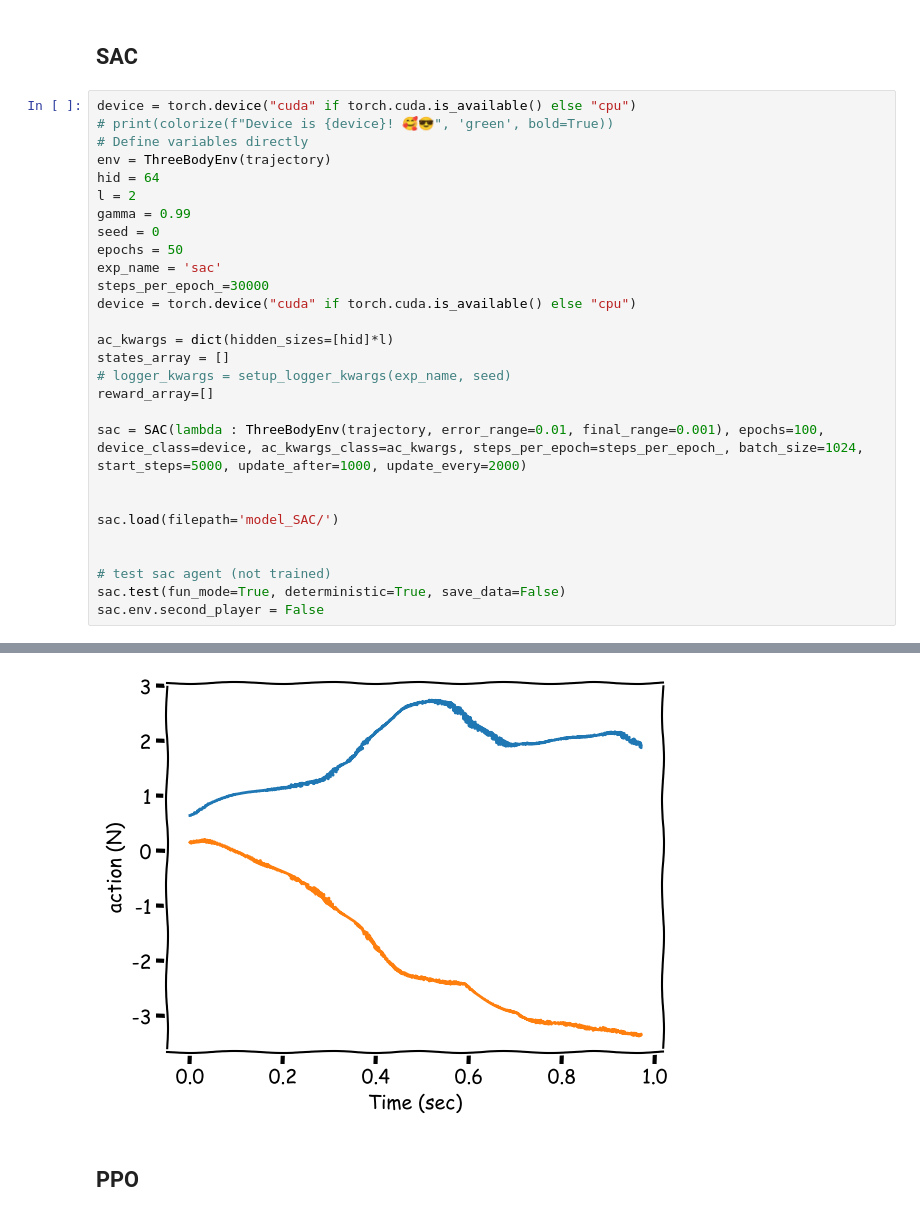
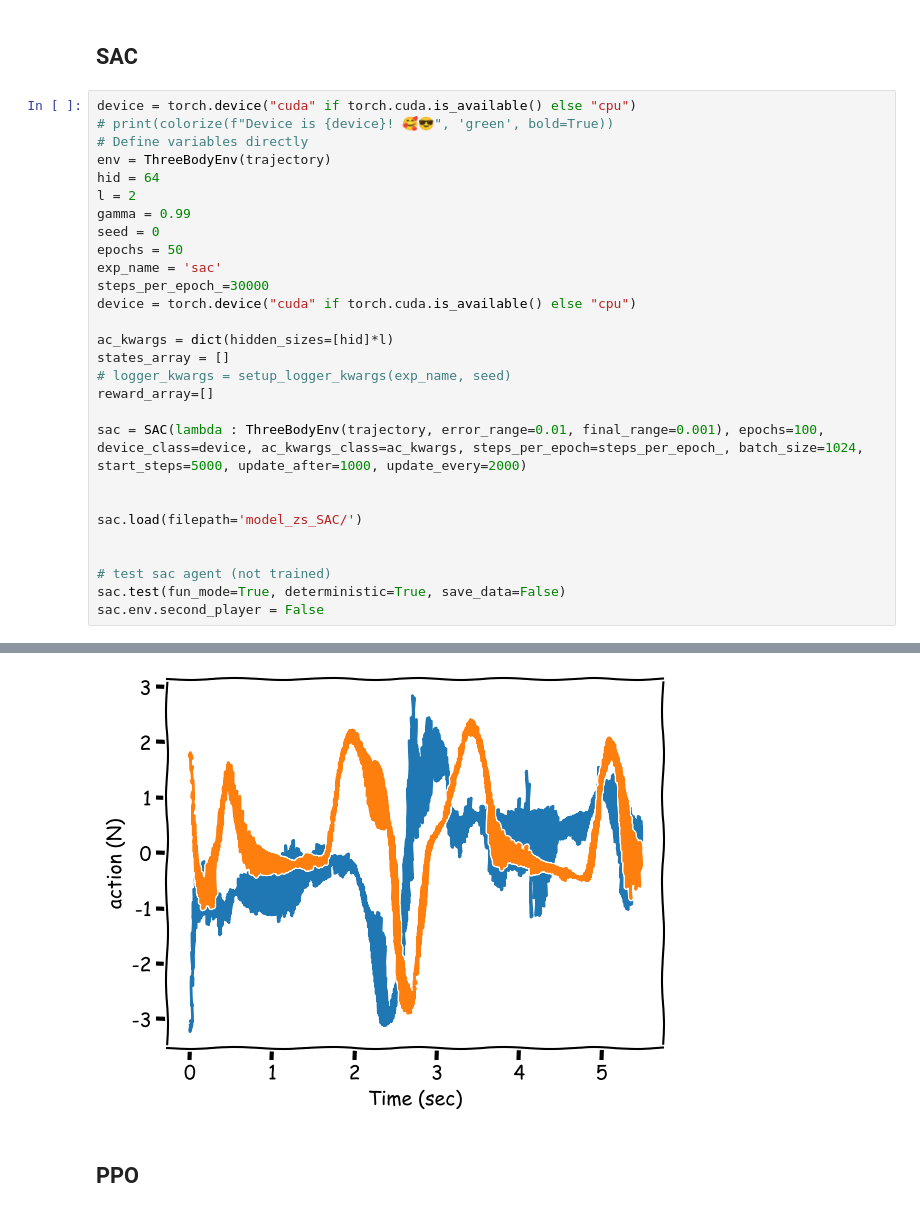
Before and after one commit to alibaniasad1999/master-thesis, a Jupyter notebook: Code/Python/Robust_eval/ZeroSum/model_mismatch/model_mismatch_.ipynb, the cells around one changed output, grey strips where cells are left out. Saved outputs shown, nothing was run; the diff lists cells and outputs as text.

```diff
--- a/Code/Python/Robust_eval/ZeroSum/model_mismatch/model_mismatch_.ipynb
+++ b/Code/Python/Robust_eval/ZeroSum/model_mismatch/model_mismatch_.ipynb
@@ -206,7 +206,7 @@ reward_array=[]
 sac = SAC(lambda : ThreeBodyEnv(trajectory, error_range=0.01, final_range=0.001), epochs=100, device_class=device, ac_kwargs_class=ac_kwargs, steps_per_epoch=steps_per_epoch_, batch_size=1024, start_steps=5000, update_after=1000, update_every=2000)
 
 
-sac.load(filepath='model_SAC/')
+sac.load(filepath='model_zs_SAC/')
 
 
 # test sac agent (not trained)
@@ -234,4 +234,4 @@ second player was in the game
-[figure, old version]
+[figure, new version]
 # %% [markdown]
 ## PPO
 # %%
```
Also changed, not shown: parts of 10 cells of this notebook, 34 other files.
